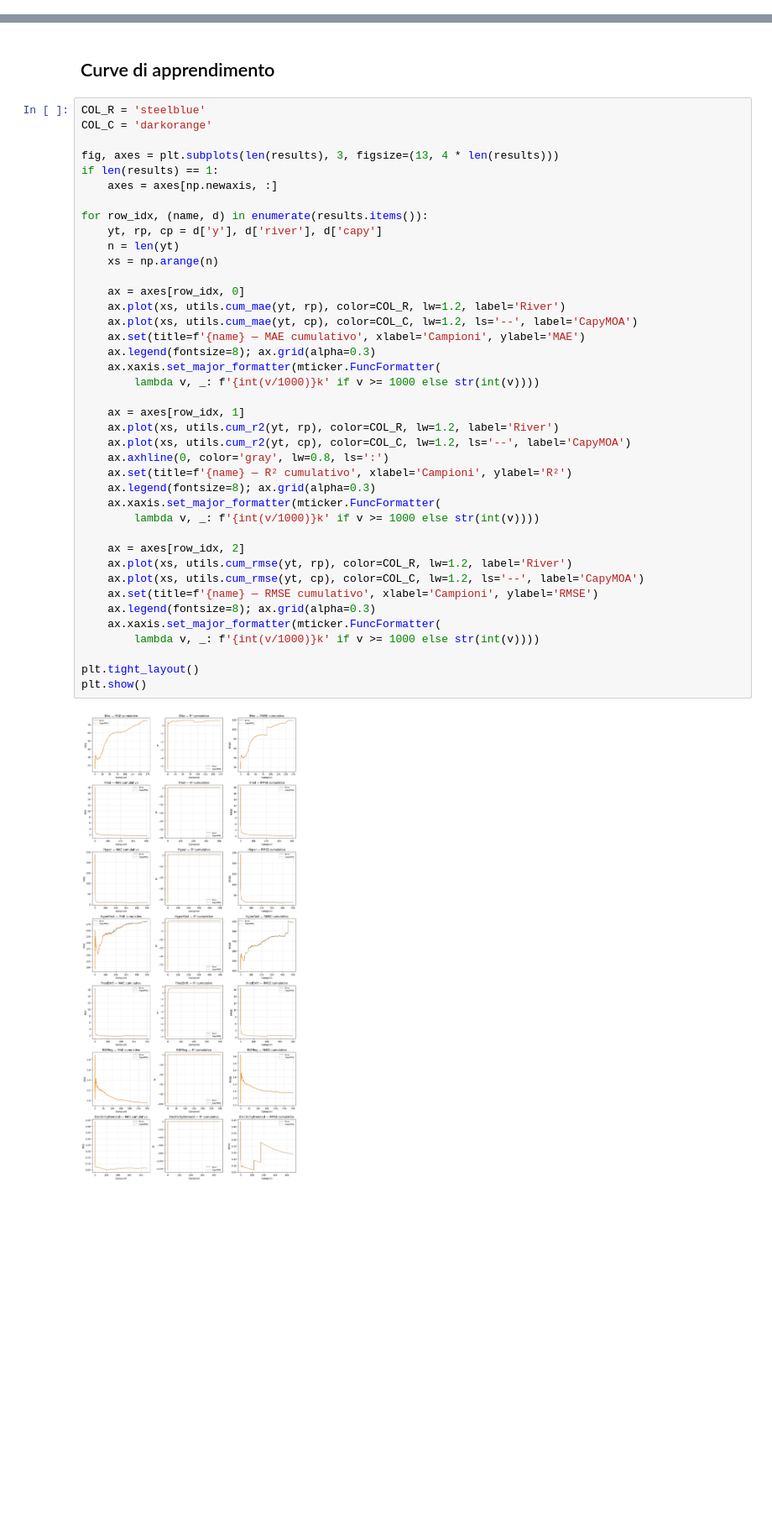
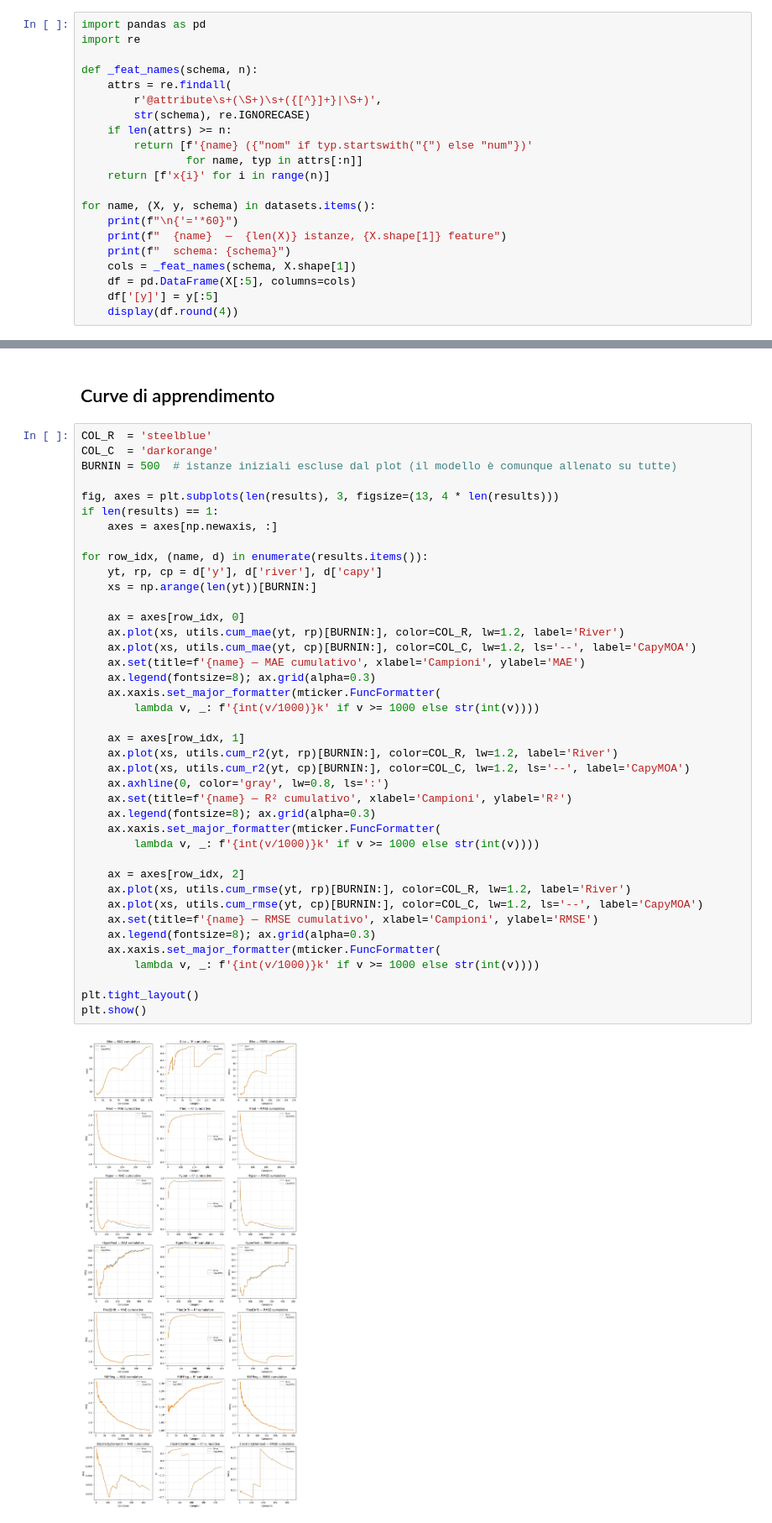
Before and after one commit to Streaming-Data-Analytics/2025-2026_Regression-Models-in-CapyMOA, a Jupyter notebook: andrea_zhang/experiments/hatr-full-datasets.ipynb, the cells around one changed output, grey strips where cells are left out. Shown at 84% size. Cells and saved outputs as stored; diff of their text form; blank space fills up the shorter version.

```diff
--- a/andrea_zhang/experiments/hatr-full-datasets.ipynb
+++ b/andrea_zhang/experiments/hatr-full-datasets.ipynb
@@ -76,3 +89,24 @@ HyperFast             n= 50000  feat=10  y∈[-16481.32, 71348.53]
 FriedDrift            n= 40000  feat=10  y∈[-1.45, 29.77]
 RBFReg                n= 30000  feat=10  y∈[-15.46, 16.23]
 ElectricityDemand     n= 45312  feat= 7  y∈[0.00, 1.00]
+# %%
+import pandas as pd
+import re
+
+def _feat_names(schema, n):
+    attrs = re.findall(
+        r'@attribute\s+(\S+)\s+({[^}]+}|\S+)',
+        str(schema), re.IGNORECASE)
+    if len(attrs) >= n:
+        return [f'{name} ({"nom" if typ.startswith("{") else "num"})'
+                for name, typ in attrs[:n]]
+    return [f'x{i}' for i in range(n)]
+
+for name, (X, y, schema) in datasets.items():
+    print(f"\n{'='*60}")
+    print(f"  {name}  —  {len(X)} istanze, {X.shape[1]} feature")
+    print(f"  schema: {schema}")
+    cols = _feat_names(schema, X.shape[1])
+    df = pd.DataFrame(X[:5], columns=cols)
+    df['[y]'] = y[:5]
+    display(df.round(4))
@@ -170,44 +401,44 @@ ElectricityDemand River      45312    0.0627    0.1872  -0.3138
 # %% [markdown]
 ## Curve di apprendimento
 # %%
-COL_R = 'steelblue'
-COL_C = 'darkorange'
+COL_R  = 'steelblue'
+COL_C  = 'darkorange'
+BURNIN = 500  # istanze iniziali escluse dal plot (il modello è comunque allenato su tutte)
 
 fig, axes = plt.subplots(len(results), 3, figsize=(13, 4 * len(results)))
 if len(results) == 1:
     axes = axes[np.newaxis, :]
 
 for row_idx, (name, d) in enumerate(results.items()):
     yt, rp, cp = d['y'], d['river'], d['capy']
-    n = len(yt)
-    xs = np.arange(n)
+    xs = np.arange(len(yt))[BURNIN:]
 
     ax = axes[row_idx, 0]
-    ax.plot(xs, utils.cum_mae(yt, rp), color=COL_R, lw=1.2, label='River')
-    ax.plot(xs, utils.cum_mae(yt, cp), color=COL_C, lw=1.2, ls='--', label='CapyMOA')
+    ax.plot(xs, utils.cum_mae(yt, rp)[BURNIN:], color=COL_R, lw=1.2, label='River')
+    ax.plot(xs, utils.cum_mae(yt, cp)[BURNIN:], color=COL_C, lw=1.2, ls='--', label='CapyMOA')
     ax.set(title=f'{name} — MAE cumulativo', xlabel='Campioni', ylabel='MAE')
     ax.legend(fontsize=8); ax.grid(alpha=0.3)
     ax.xaxis.set_major_formatter(mticker.FuncFormatter(
         lambda v, _: f'{int(v/1000)}k' if v >= 1000 else str(int(v))))
 
     ax = axes[row_idx, 1]
-    ax.plot(xs, utils.cum_r2(yt, rp), color=COL_R, lw=1.2, label='River')
-    ax.plot(xs, utils.cum_r2(yt, cp), color=COL_C, lw=1.2, ls='--', label='CapyMOA')
+    ax.plot(xs, utils.cum_r2(yt, rp)[BURNIN:], color=COL_R, lw=1.2, label='River')
+    ax.plot(xs, utils.cum_r2(yt, cp)[BURNIN:], color=COL_C, lw=1.2, ls='--', label='CapyMOA')
     ax.axhline(0, color='gray', lw=0.8, ls=':')
     ax.set(title=f'{name} — R² cumulativo', xlabel='Campioni', ylabel='R²')
     ax.legend(fontsize=8); ax.grid(alpha=0.3)
     ax.xaxis.set_major_formatter(mticker.FuncFormatter(
         lambda v, _: f'{int(v/1000)}k' if v >= 1000 else str(int(v))))
 
     ax = axes[row_idx, 2]
-    ax.plot(xs, utils.cum_rmse(yt, rp), color=COL_R, lw=1.2, label='River')
-    ax.plot(xs, utils.cum_rmse(yt, cp), color=COL_C, lw=1.2, ls='--', label='CapyMOA')
+    ax.plot(xs, utils.cum_rmse(yt, rp)[BURNIN:], color=COL_R, lw=1.2, label='River')
+    ax.plot(xs, utils.cum_rmse(yt, cp)[BURNIN:], color=COL_C, lw=1.2, ls='--', label='CapyMOA')
     ax.set(title=f'{name} — RMSE cumulativo', xlabel='Campioni', ylabel='RMSE')
     ax.legend(fontsize=8); ax.grid(alpha=0.3)
     ax.xaxis.set_major_formatter(mticker.FuncFormatter(
         lambda v, _: f'{int(v/1000)}k' if v >= 1000 else str(int(v))))
 
 plt.tight_layout()
 plt.show()
 # %% [output]
-[figure, old version]
+[figure, new version]
```
Also changed, not shown: parts of 6 cells of this notebook, 5 other files.
